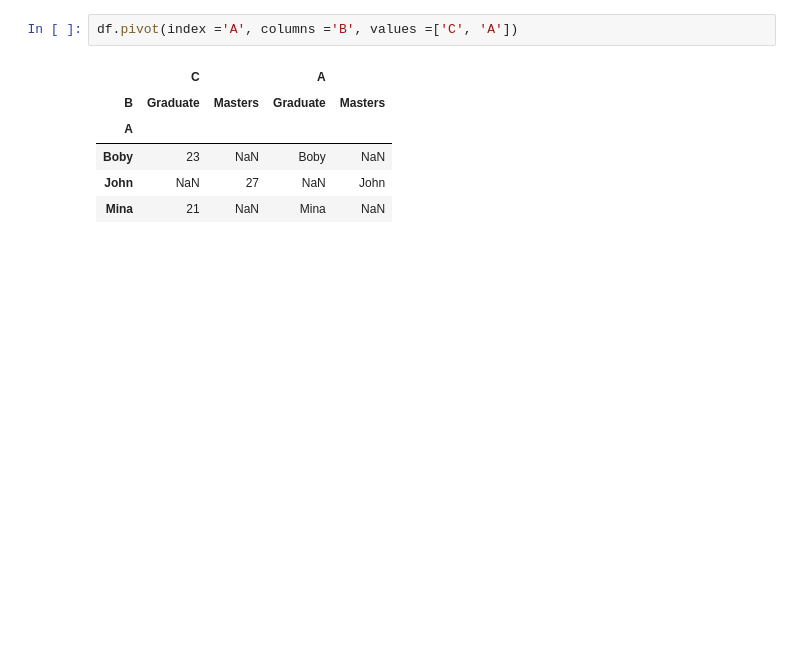
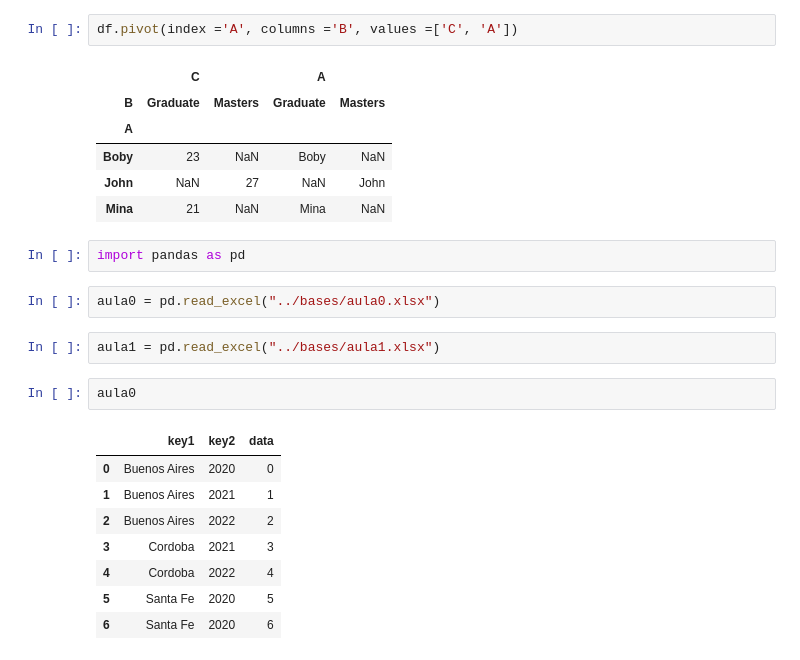
Before and after one commit to cordeirolibel/coderhouse_ds_45735, a Jupyter notebook: Aula26 (Data Wrangling I)/Aula26.ipynb, the cells around one changed output. Drawn from its saved outputs; the diff is of its cells as text; blank space fills up the shorter version.

```diff
--- a/Aula26 (Data Wrangling I)/Aula26.ipynb
+++ b/Aula26 (Data Wrangling I)/Aula26.ipynb
@@ -346,3 +346,20 @@ df.pivot(index ='A', columns ='B', values =['C', 'A'])
 | Boby | 23 | NaN | Boby | NaN |
 | John | NaN | 27 | NaN | John |
 | Mina | 21 | NaN | Mina | NaN |
+# %%
+import pandas as pd
+# %%
+aula0 = pd.read_excel("../bases/aula0.xlsx")
+# %%
+aula1 = pd.read_excel("../bases/aula1.xlsx")
+# %%
+aula0
+# %% [output]
+|  | key1 | key2 | data |
+| 0 | Buenos Aires | 2020 | 0 |
+| 1 | Buenos Aires | 2021 | 1 |
+| 2 | Buenos Aires | 2022 | 2 |
+| 3 | Cordoba | 2021 | 3 |
+| 4 | Cordoba | 2022 | 4 |
+| 5 | Santa Fe | 2020 | 5 |
+| 6 | Santa Fe | 2020 | 6 |
```
Also changed, not shown: parts of 1 cell of this notebook, 4 other files.
